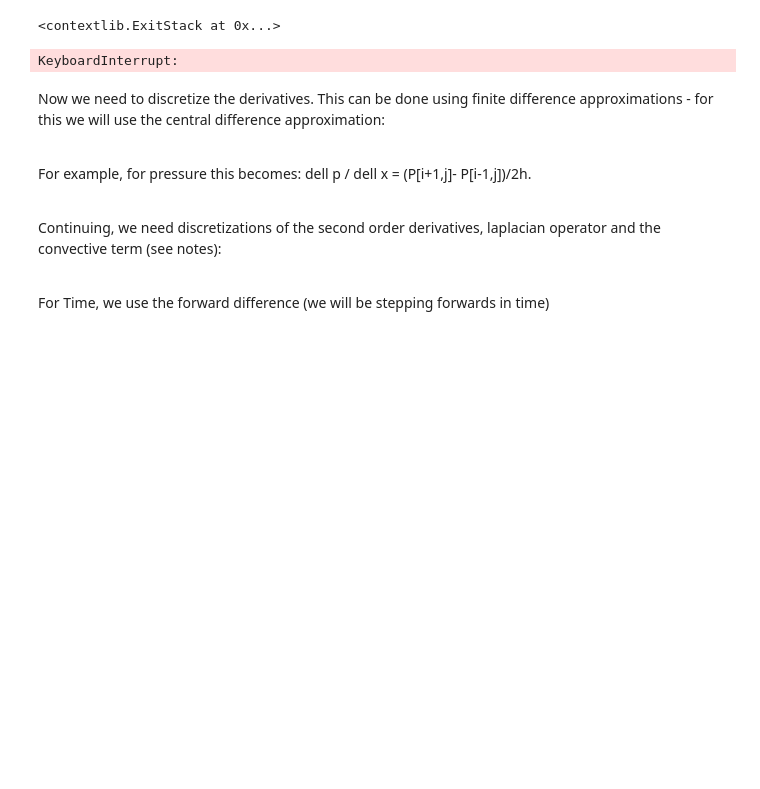
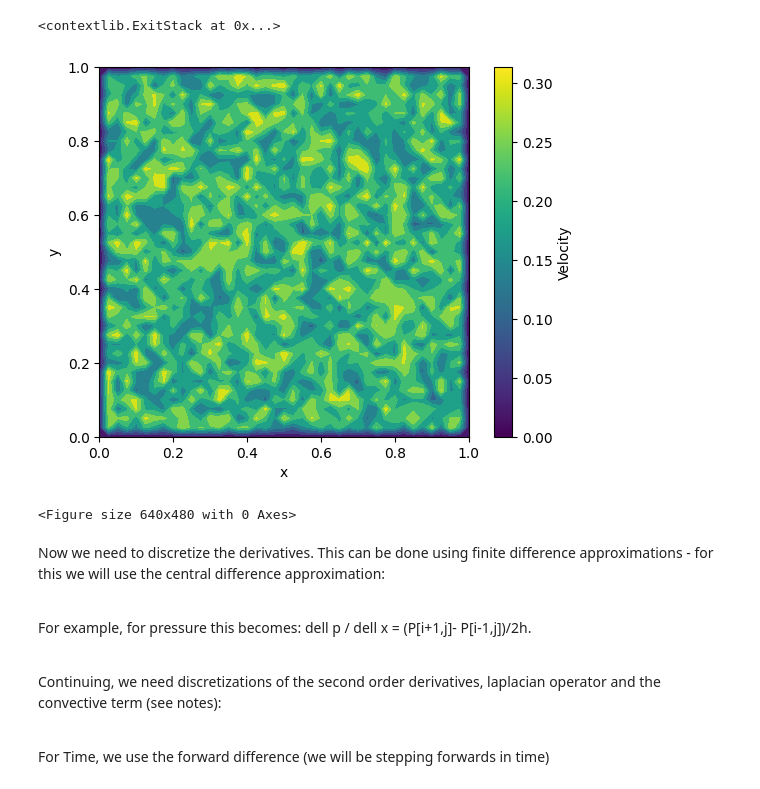
Before and after one commit to M4gnusMJ/CFD_Simulation, a Jupyter notebook: simulation_simple_no_pressure_downwards.ipynb, the cells around one changed output. Drawn from its saved outputs; the diff is of its cells as text; code cells hidden in the pictures; blank space fills up the shorter version.

```diff
--- a/simulation_simple_no_pressure_downwards.ipynb
+++ b/simulation_simple_no_pressure_downwards.ipynb
@@ -41,7 +41,7 @@ u       = np.zeros((Ny, Nx))        #NB! Hugs at i er langs y retninga
 v       = np.zeros((Ny, Nx))
 
 #Simuleringsparameter:
-contour = False
+contour = True
 
 def add_starting_noise():
     global u,v
@@ -102,7 +102,7 @@ def update_velocities():
             #print(calculate_viscous_term_u(u,nu,h,i,j), calculate_viscous_term_v(v,nu,h,i,j), calculate_convective_term_u(u,v,h,i,j),calculate_convective_term_v(u,v,h,i,j) )
 
             u_new[j,i] = (calculate_viscous_term_u(u,nu,h,i,j) + calculate_convective_term_u(u,v,h,i,j)) * (1/rho) * (dt) + u[j,i]
-            v_new[j,i] = (calculate_viscous_term_v(v,nu,h,i,j) + calculate_convective_term_v(u,v,h,i,j) - g) * (1/rho) * (dt) + v[j,i]  #Gravity works in y direction
+            v_new[j,i] = (calculate_viscous_term_v(v,nu,h,i,j) + calculate_convective_term_v(u,v,h,i,j) - g*dt) * (1/rho) * (dt) + v[j,i]  #Gravity works in y direction
 
     #No-slip boundaries:
     u_new[:,0]      = 0
@@ -135,34 +135,35 @@ def plot_velocity_field():
            linewidth=0.5,
            edgecolors="face",
            headaxislength=5,
            headlength=6,
         scale=50)
 
     plt.gca().set_aspect("equal")
     plt.colorbar(label="Velocity")                              #Creates colourbar
 
     if contour: plt.contourf(X_grid,Y_grid, velocity_magnitude) #Create colour contour plot
 
     plt.pause(0.01)
     plt.draw()
 
 
 
 
 #Main time loop
 def main():
     add_starting_noise()
     plot_velocity_field()
 
     for n in range(n_steps):
         update_velocities()
 
         if n % 10 == 0:     plot_velocity_field()
 
     return
 main()
 # %% [output]
+[figure, added]
-KeyboardInterrupt:
+<Figure size 640x480 with 0 Axes>
 # %% [markdown]
 Now we need to discretize the derivatives. This can be done using finite difference approximations - for this we will use the central difference approximation: <br> <br>
 
```
Also changed, not shown: 1 other file.
